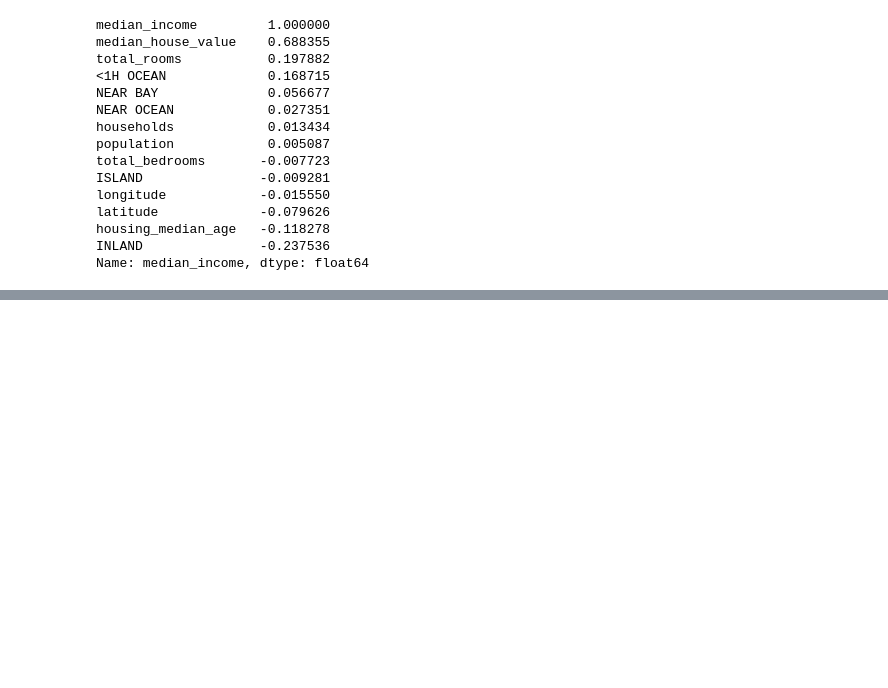
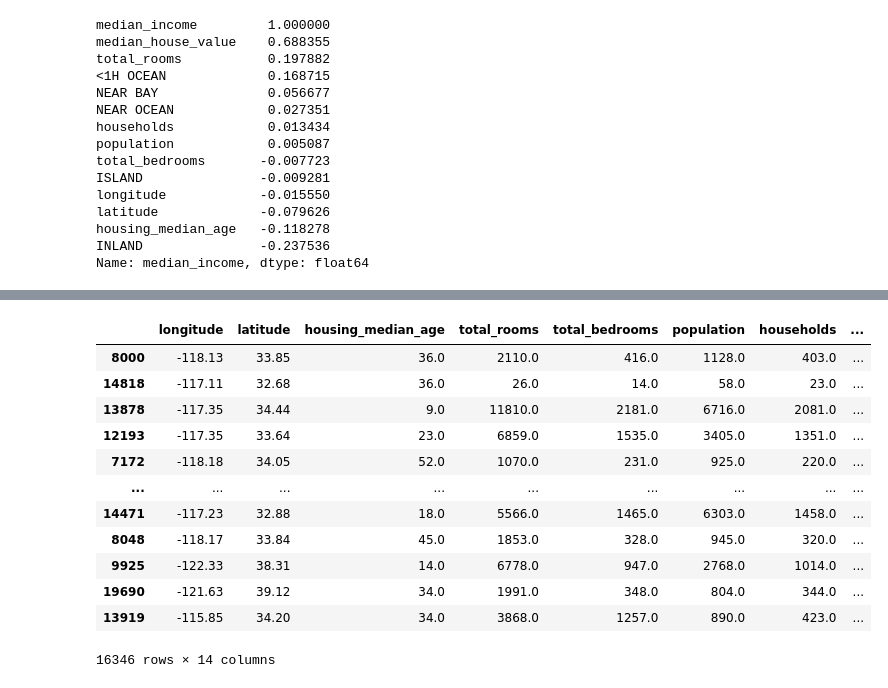
Before and after one commit to luisssSoto/IAAndMachineLearning, a Jupyter notebook: unit4/2.linealRegression/lineal_regression.ipynb, the cells around one changed output, grey strips where cells are left out. Cells and saved outputs as stored; diff of their text form; code cells hidden in the pictures; blank space fills up the shorter version.

```diff
--- a/unit4/2.linealRegression/lineal_regression.ipynb
+++ b/unit4/2.linealRegression/lineal_regression.ipynb
@@ -262,0 +278,3 @@ Name: median_income, dtype: float64
+# %%
+x = clean_data.drop(["median_house_value"], axis=1)
+y = clean_data["median_house_value"]
@@ -262,0 +394,20 @@ Name: median_income, dtype: float64
+# %%
+from sklearn.preprocessing import StandardScaler
+scaler = StandardScaler()
+x_training_sc = scaler.fit_transform(x_training)
+x_testing_sc = scaler.fit_transform(x_testing)
+x_training
+# %% [output]
+|  | longitude | latitude | housing_median_age | total_rooms | total_bedrooms | population | households | ... |
+| 8000 | -118.13 | 33.85 | 36.0 | 2110.0 | 416.0 | 1128.0 | 403.0 | ... |
+| 14818 | -117.11 | 32.68 | 36.0 | 26.0 | 14.0 | 58.0 | 23.0 | ... |
+| 13878 | -117.35 | 34.44 | 9.0 | 11810.0 | 2181.0 | 6716.0 | 2081.0 | ... |
+| 12193 | -117.35 | 33.64 | 23.0 | 6859.0 | 1535.0 | 3405.0 | 1351.0 | ... |
+| 7172 | -118.18 | 34.05 | 52.0 | 1070.0 | 231.0 | 925.0 | 220.0 | ... |
+| ... | ... | ... | ... | ... | ... | ... | ... | ... |
+| 14471 | -117.23 | 32.88 | 18.0 | 5566.0 | 1465.0 | 6303.0 | 1458.0 | ... |
+| 8048 | -118.17 | 33.84 | 45.0 | 1853.0 | 328.0 | 945.0 | 320.0 | ... |
+| 9925 | -122.33 | 38.31 | 14.0 | 6778.0 | 947.0 | 2768.0 | 1014.0 | ... |
+| 19690 | -121.63 | 39.12 | 34.0 | 1991.0 | 348.0 | 804.0 | 344.0 | ... |
+| 13919 | -115.85 | 34.20 | 34.0 | 3868.0 | 1257.0 | 890.0 | 423.0 | ... |
+16346 rows × 14 columns
```
Also changed, not shown: parts of 16 cells of this notebook.
